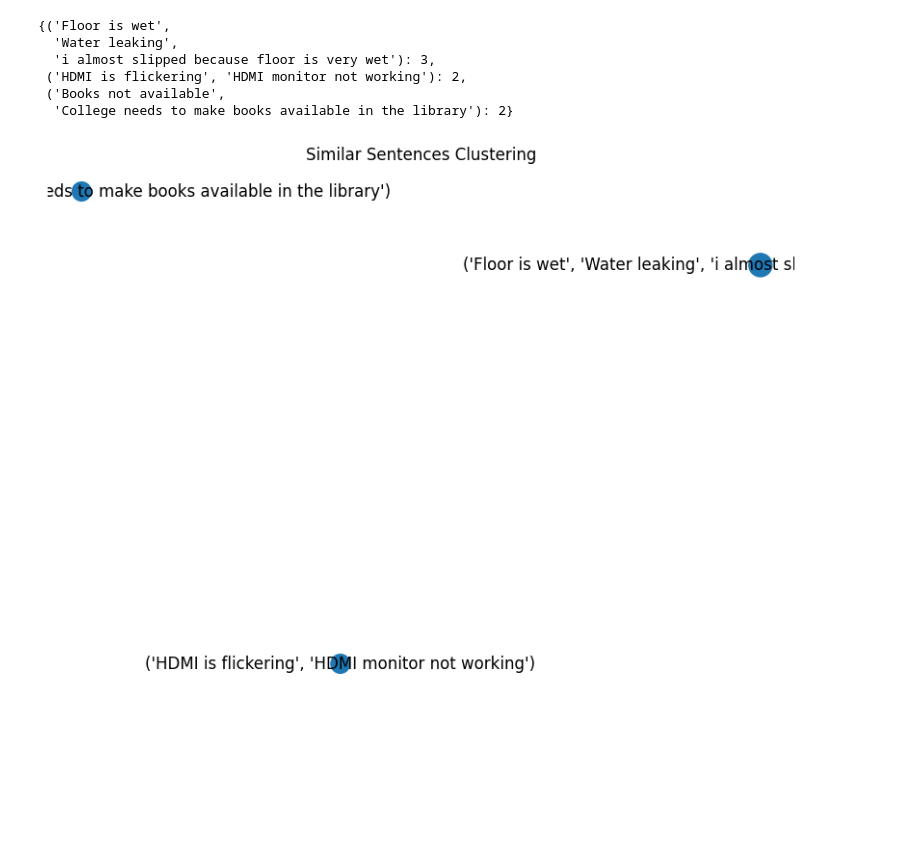
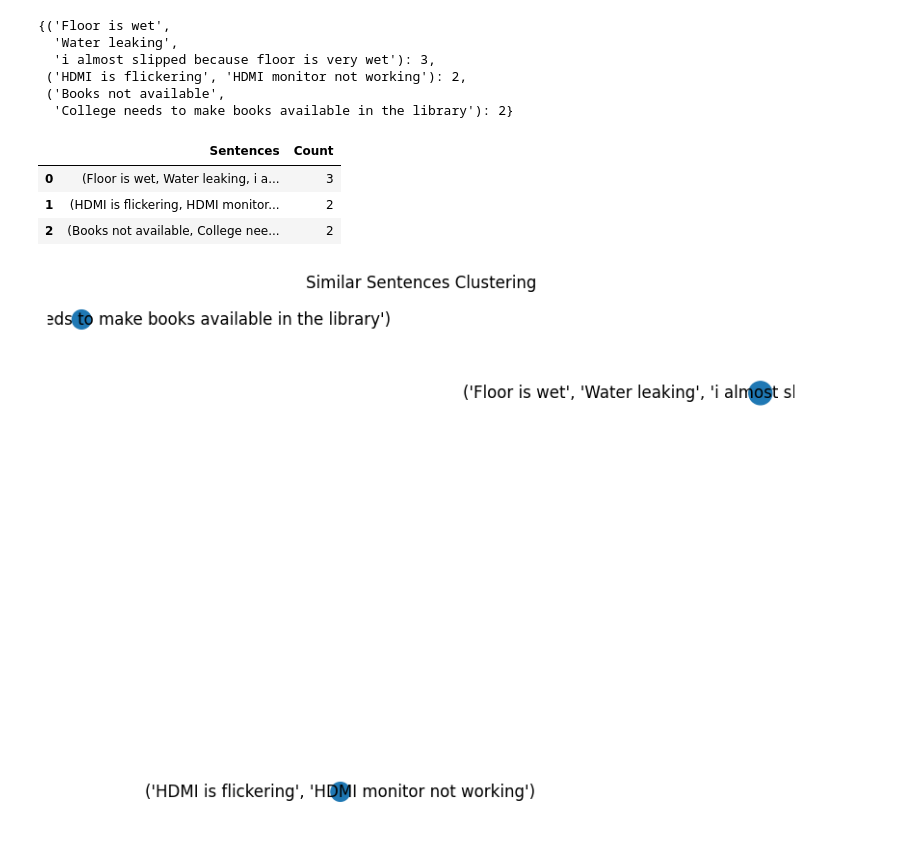
Before and after one commit to akashadhikari/sentence_similarity, a Jupyter notebook: sentence_similarity.ipynb, the cells around one changed output. Cells and saved outputs as stored; diff of their text form; code cells hidden in the pictures; blank space fills up the shorter version.

```diff
--- a/sentence_similarity.ipynb
+++ b/sentence_similarity.ipynb
@@ -186,6 +186,14 @@ cluster_counts
  ('HDMI is flickering', 'HDMI monitor not working'): 2,
  ('Books not available',
   'College needs to make books available in the library'): 2}
+# %%
+df = pd.DataFrame(list(cluster_counts.items()), columns=['Sentences', 'Count'])
+df
+# %% [output]
+|  | Sentences | Count |
+| 0 | (Floor is wet, Water leaking, i a... | 3 |
+| 1 | (HDMI is flickering, HDMI monitor... | 2 |
+| 2 | (Books not available, College nee... | 2 |
 # %%
 import networkx as nx
 import matplotlib.pyplot as plt
```
